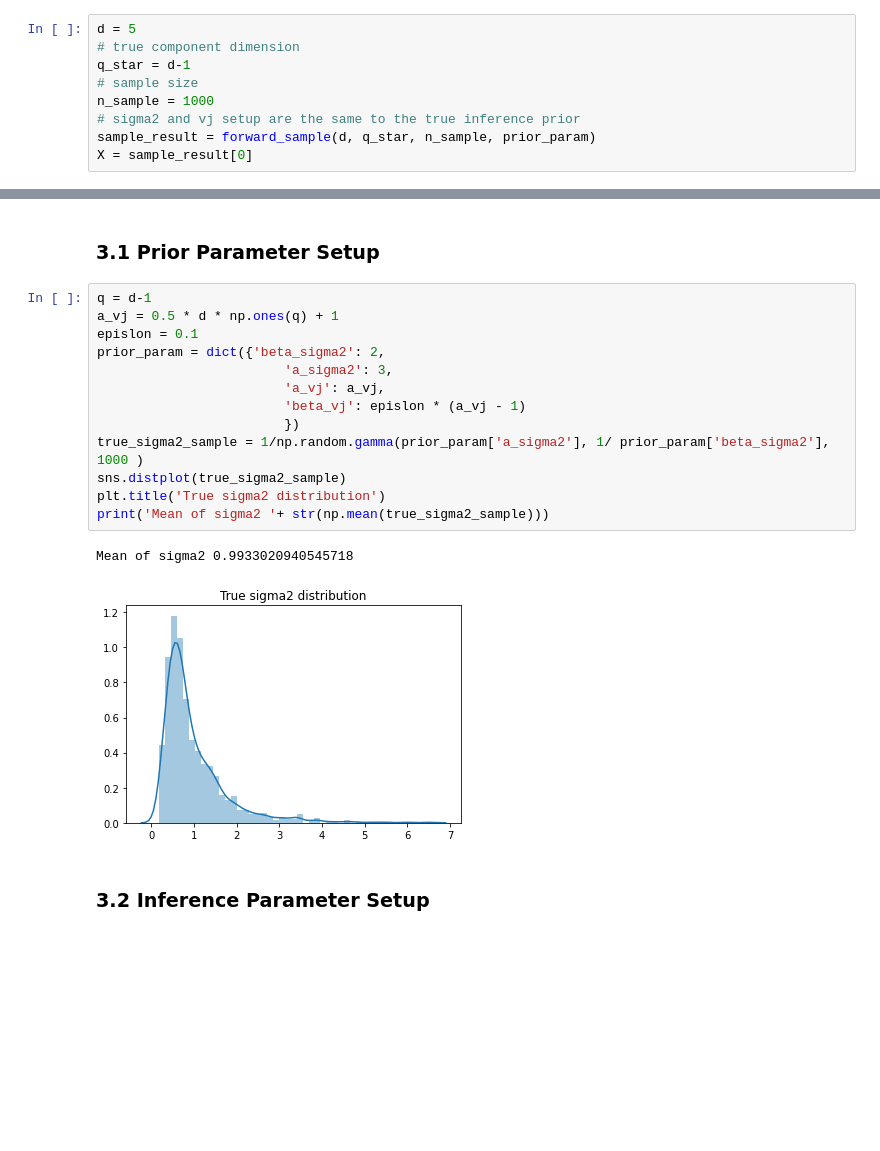
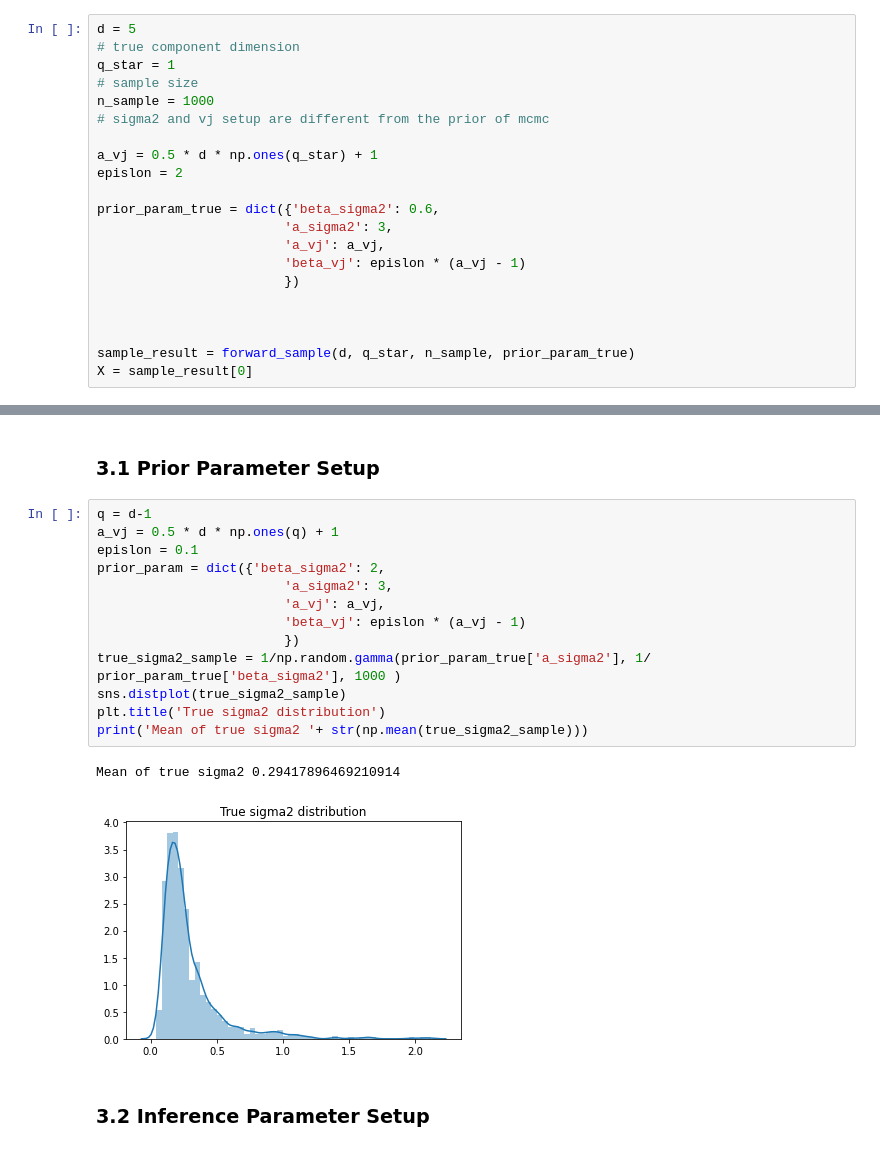
Before and after one commit to LeonCaesa/Gibbs, a Jupyter notebook: Experiment.ipynb, the cells around one changed output, grey strips where cells are left out. Drawn from its saved outputs; the diff is of its cells as text; blank space fills up the shorter version.

```diff
--- a/Experiment.ipynb
+++ b/Experiment.ipynb
@@ -114,9 +114,21 @@ plt.show()
 # %%
 d = 5
 # true component dimension
-q_star = d-1
+q_star = 1
 # sample size
 n_sample = 1000
-# sigma2 and vj setup are the same to the true inference prior
-sample_result = forward_sample(d, q_star, n_sample, prior_param)
+# sigma2 and vj setup are different from the prior of mcmc
+
+a_vj = 0.5 * d * np.ones(q_star) + 1
+epislon = 2
+
+prior_param_true = dict({'beta_sigma2': 0.6,
+                        'a_sigma2': 3,
+                        'a_vj': a_vj,
+                        'beta_vj': epislon * (a_vj - 1)
+                        })
+
+
+
+sample_result = forward_sample(d, q_star, n_sample, prior_param_true)
 X = sample_result[0]
@@ -125,19 +145,19 @@ X = sample_result[0]
 # %%
 q = d-1
 a_vj = 0.5 * d * np.ones(q) + 1
 epislon = 0.1
 prior_param = dict({'beta_sigma2': 2,
                         'a_sigma2': 3,
                         'a_vj': a_vj,
                         'beta_vj': epislon * (a_vj - 1)
                         })
-true_sigma2_sample = 1/np.random.gamma(prior_param['a_sigma2'], 1/ prior_param['beta_sigma2'], 1000 )
+true_sigma2_sample = 1/np.random.gamma(prior_param_true['a_sigma2'], 1/ prior_param_true['beta_sigma2'], 1000 )
 sns.distplot(true_sigma2_sample)
 plt.title('True sigma2 distribution')
-print('Mean of sigma2 '+ str(np.mean(true_sigma2_sample)))
+print('Mean of true sigma2 '+ str(np.mean(true_sigma2_sample)))
 # %% [output]
-Mean of sigma2 0.9933020940545718
+Mean of true sigma2 0.29417896469210914
-[figure, old version]
+[figure, new version]
 # %% [markdown]
 ### 3.2 Inference Parameter Setup
 # %%
```
Also changed, not shown: parts of 12 cells of this notebook, 1 other file.
